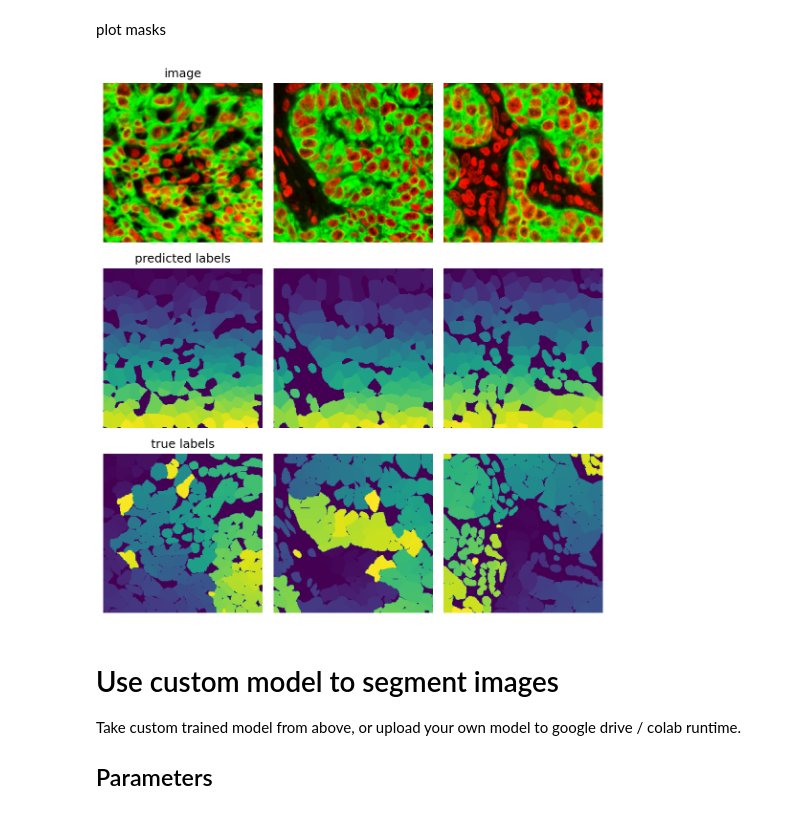
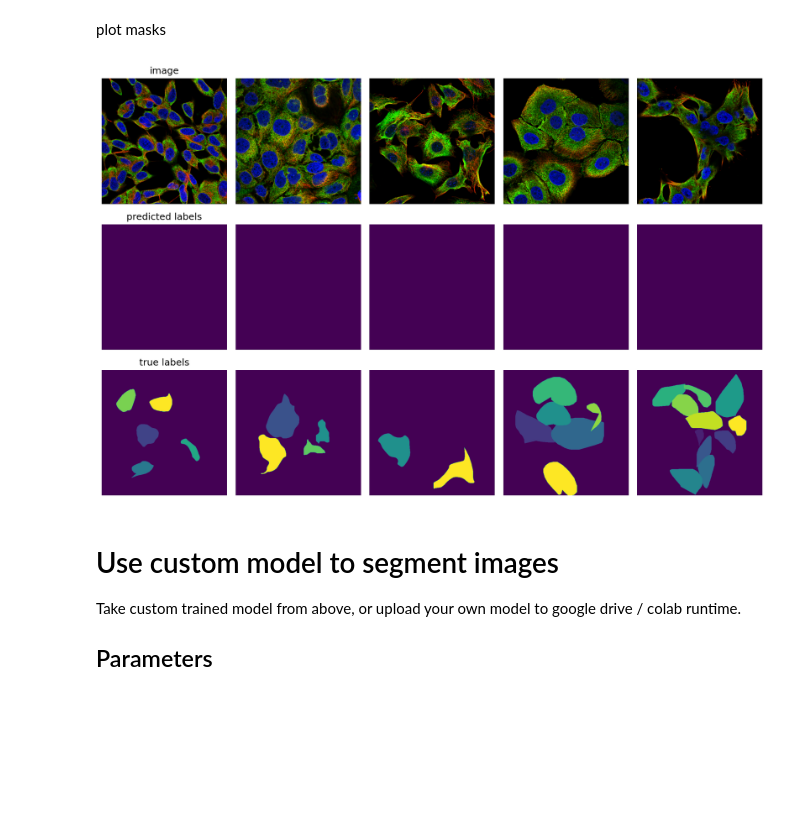
Before and after one commit to bioimage-io/bioimageio-colab, a Jupyter notebook: notebooks/BioImageIOCrowdSourcing.ipynb, the cells around one changed output. Cells and saved outputs as stored; diff of their text form; code cells hidden in the pictures; blank space fills up the shorter version.

```diff
--- a/notebooks/BioImageIOCrowdSourcing.ipynb
+++ b/notebooks/BioImageIOCrowdSourcing.ipynb
@@ -202,27 +286,27 @@ Fill out the form below with the paths to your data and the parameters to start
 # %%
 #@markdown ###Path to images and masks:
 
-train_dir = "human_in_the_loop/train" #@param {type:"string"}
-test_dir = "human_in_the_loop/test" #@param {type:"string"}
+train_dir = "/content/train" #@param {type:"string"}
+test_dir = "/content/test" #@param {type:"string"}
 #Define where the patch file will be saved
 base = "/content"
 
 # model name and path
 #@markdown ###Name of the pretrained model to start from and new model name:
 from cellpose import models
-initial_model = "cyto" #@param ["cyto", "cyto3","nuclei","tissuenet_cp3", "livecell_cp3", "yeast_PhC_cp3", "yeast_BF_cp3", "bact_phase_cp3", "bact_fluor_cp3", "deepbacs_cp3", "scratch"]
-model_name = "CP_tissuenet" #@param {type:"string"}
+initial_model = "cyto3" #@param ["cyto", "cyto3","nuclei","tissuenet_cp3", "livecell_cp3", "yeast_PhC_cp3", "yeast_BF_cp3", "bact_phase_cp3", "bact_fluor_cp3", "deepbacs_cp3", "scratch"]
+model_name = "CP_HPA_CrowdSourcing" #@param {type:"string"}
 
 # other parameters for training.
 #@markdown ###Training Parameters:
 #@markdown Number of epochs:
-n_epochs =  100#@param {type:"number"}
+n_epochs =  10#@param {type:"number"}
 
-Channel_to_use_for_training = "Green" #@param ["Grayscale", "Blue", "Green", "Red"]
+Channel_to_use_for_training = "Red" #@param ["Grayscale", "Blue", "Green", "Red"]
 
 # @markdown ###If you have a secondary channel that can be used for training, for instance nuclei, choose it here:
 
-Second_training_channel= "Red" #@param ["None", "Blue", "Green", "Red"]
+Second_training_channel= "Blue" #@param ["None", "Blue", "Green", "Red"]
 
 
 #@markdown ###Advanced Parameters
@@ -296,7 +380,7 @@ model = models.CellposeModel(gpu=use_GPU, model_type=initial_model)
 channels = [chan, chan2]
 
 # get files
-output = io.load_train_test_data(train_dir, test_dir, mask_filter='_seg.npy')
+output = io.load_train_test_data(train_dir, test_dir, mask_filter="_seg")
 train_data, train_labels, _, test_data, test_labels, _ = output
 
 new_model_path = train.train_seg(model.net, train_data=train_data,
@@ -309,8 +393,9 @@ new_model_path = train.train_seg(model.net, train_data=train_data,
                               learning_rate=learning_rate,
                               weight_decay=weight_decay,
                               SGD=True,
-                              nimg_per_epoch=8,
-                              model_name=model_name)
+                              nimg_per_epoch=3,
+                              model_name=model_name,
+                              min_train_masks=1)
 
 # diameter of labels in training images
 diam_labels = model.net.diam_labels.item()
@@ -355,7 +408,7 @@ torch version:          2.1.0+cu121
 If you have test data, check performance
 # %%
 # get files (during training, test_data is transformed so we will load it again)
-output = io.load_train_test_data(test_dir, mask_filter='_seg.npy')
+output = io.load_train_test_data(test_dir, mask_filter='_seg')
 test_data, test_labels = output[:2]
 
 # run model on test images
@@ -377,30 +431,29 @@ plot masks
 # %%
-
 plt.figure(figsize=(12,8), dpi=150)
 for k,im in enumerate(test_data):
     img = im.copy()
-    plt.subplot(3,len(train_files), k+1)
+    plt.subplot(3,len(test_data), k+1)
     img = np.vstack((img, np.zeros_like(img)[:1]))
-    img = img.transpose(1,2,0)
+    #img = img.transpose(1,2,0)
     plt.imshow(img)
     plt.axis('off')
     if k==0:
         plt.title('image')
 
-    plt.subplot(3,len(train_files), len(train_files) + k+1)
+    plt.subplot(3,len(test_data), len(test_data) + k+1)
     plt.imshow(masks[k])
     plt.axis('off')
     if k==0:
         plt.title('predicted labels')
 
-    plt.subplot(3,len(train_files), 2*len(train_files) + k+1)
+    plt.subplot(3,len(test_data), 2*len(test_data) + k+1)
     plt.imshow(test_labels[k])
     plt.axis('off')
     if k==0:
         plt.title('true labels')
 plt.tight_layout()
 # %% [output]
-[figure, old version]
+[figure, new version]
 # %% [markdown]
 # Use custom model to segment images
 
```
Also changed, not shown: parts of 11 cells of this notebook.
